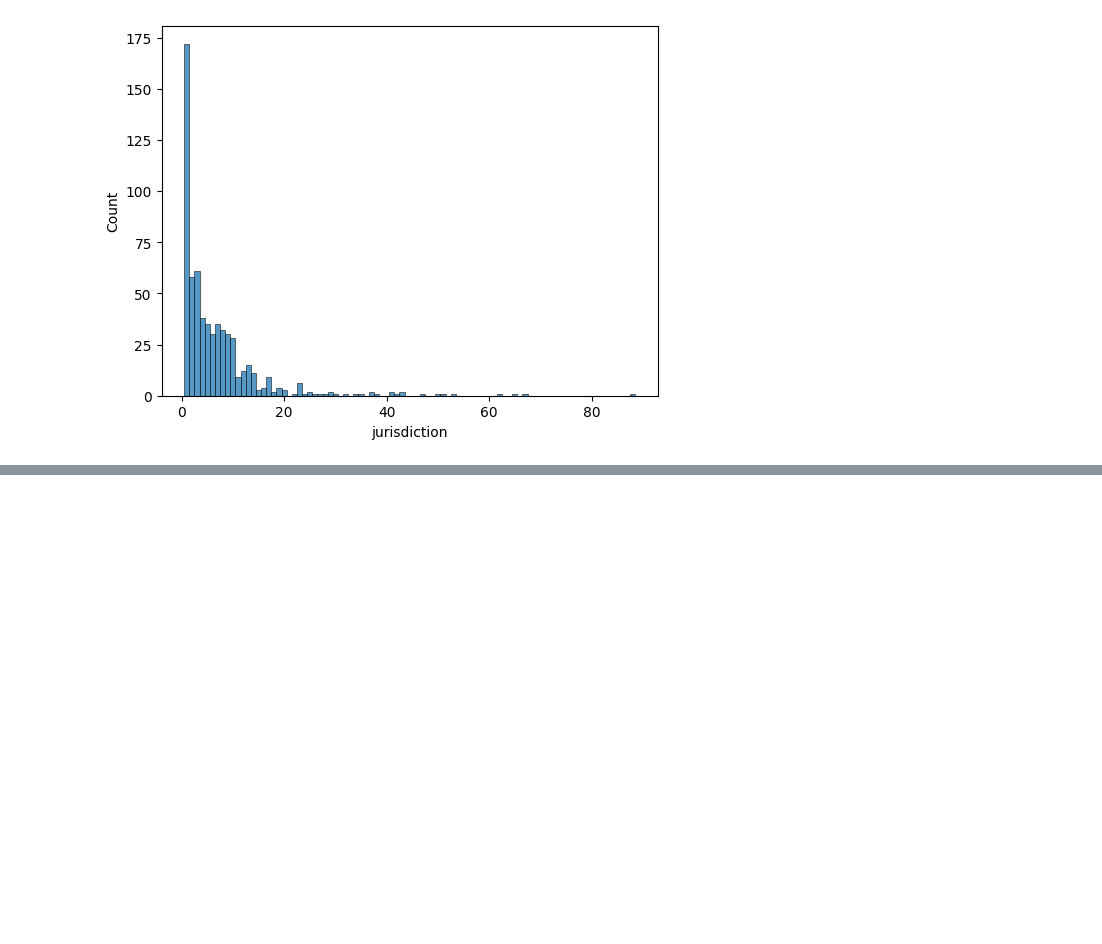
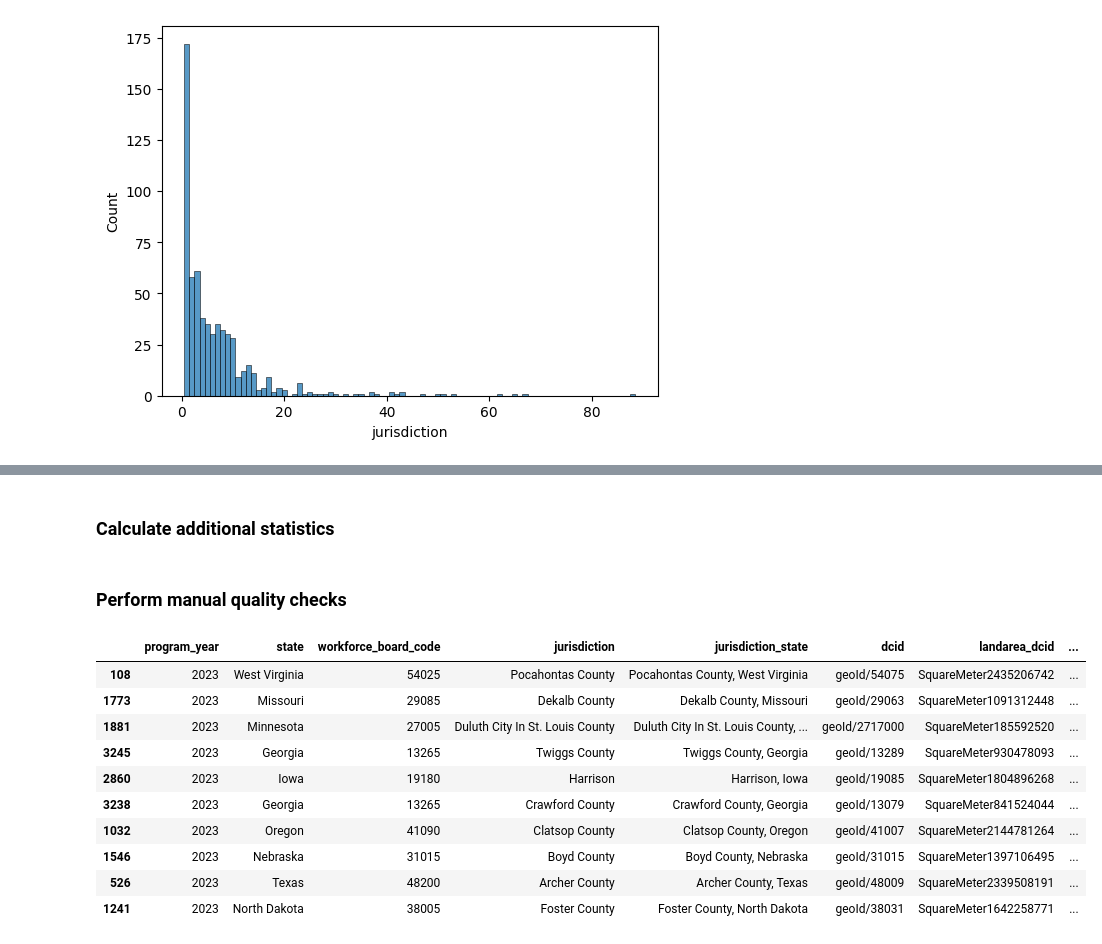
Before and after one commit to jcanedy/retrainability-index, a Jupyter notebook: scripts/create_workforce_boards.ipynb, the cells around one changed output, grey strips where cells are left out. Saved outputs shown, nothing was run; the diff lists cells and outputs as text; code cells hidden in the pictures; blank space fills up the shorter version.

```diff
--- a/scripts/create_workforce_boards.ipynb
+++ b/scripts/create_workforce_boards.ipynb
@@ -239,0 +276,40 @@ df_county
+# %%
+# Because we can get multiple "latest" rows for a single entity, we will take the value which is the most recent date (year).
+df_observations = df_observations.sort_values(by="date", ascending=False)
+
+df_observations = df_observations.drop_duplicates(subset=["entity", "variable"])
+# %%
+df_observations_pivot = (
+    df_observations
+    .pivot_table(values=["value"], index=["entity"], columns=["variable"])
+    .reset_index()
+    .droplevel(level=0, axis=1)
+    .rename(columns={
+        "": "dcid",
+        "Count_Person": "population",
+        "Median_Age_Person": "median_age",
+        "Median_Income_Person": "median_income"
+    })
+)
+# %%
+df_workforce_boards_filtered = df_workforce_boards_filtered.merge(df_observations_pivot, on="dcid", how="left")
+# %% [markdown]
+### Calculate additional statistics
+# %%
+df_workforce_boards_filtered["population_per_sqm"] = df_workforce_boards_filtered["population"] / df_workforce_boards_filtered["landarea"]
+# %% [markdown]
+### Perform manual quality checks
+# %%
+df_workforce_boards_filtered.sample(n=10)
+# %% [output]
+|  | program_year | state | workforce_board_code | jurisdiction | jurisdiction_state | dcid | landarea_dcid | ... |
+| 108 | 2023 | West Virginia | 54025 | Pocahontas County | Pocahontas County, West Virginia | geoId/54075 | SquareMeter2435206742 | ... |
+| 1773 | 2023 | Missouri | 29085 | Dekalb County | Dekalb County, Missouri | geoId/29063 | SquareMeter1091312448 | ... |
+| 1881 | 2023 | Minnesota | 27005 | Duluth City In St. Louis County | Duluth City In St. Louis County, ... | geoId/2717000 | SquareMeter185592520 | ... |
+| 3245 | 2023 | Georgia | 13265 | Twiggs County | Twiggs County, Georgia | geoId/13289 | SquareMeter930478093 | ... |
+| 2860 | 2023 | Iowa | 19180 | Harrison | Harrison, Iowa | geoId/19085 | SquareMeter1804896268 | ... |
+| 3238 | 2023 | Georgia | 13265 | Crawford County | Crawford County, Georgia | geoId/13079 | SquareMeter841524044 | ... |
+| 1032 | 2023 | Oregon | 41090 | Clatsop County | Clatsop County, Oregon | geoId/41007 | SquareMeter2144781264 | ... |
+| 1546 | 2023 | Nebraska | 31015 | Boyd County | Boyd County, Nebraska | geoId/31015 | SquareMeter1397106495 | ... |
+| 526 | 2023 | Texas | 48200 | Archer County | Archer County, Texas | geoId/48009 | SquareMeter2339508191 | ... |
+| 1241 | 2023 | North Dakota | 38005 | Foster County | Foster County, North Dakota | geoId/38031 | SquareMeter1642258771 | ... |
```
Also changed, not shown: parts of 47 cells of this notebook, 2 other files.
